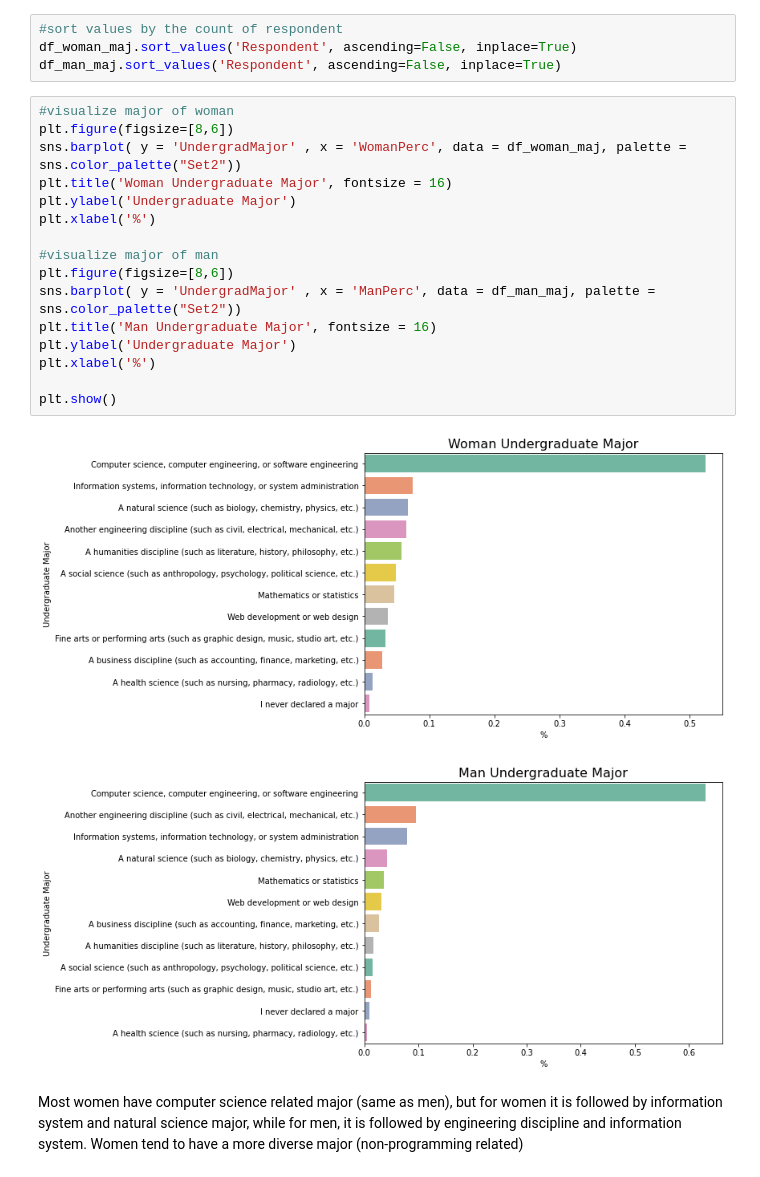
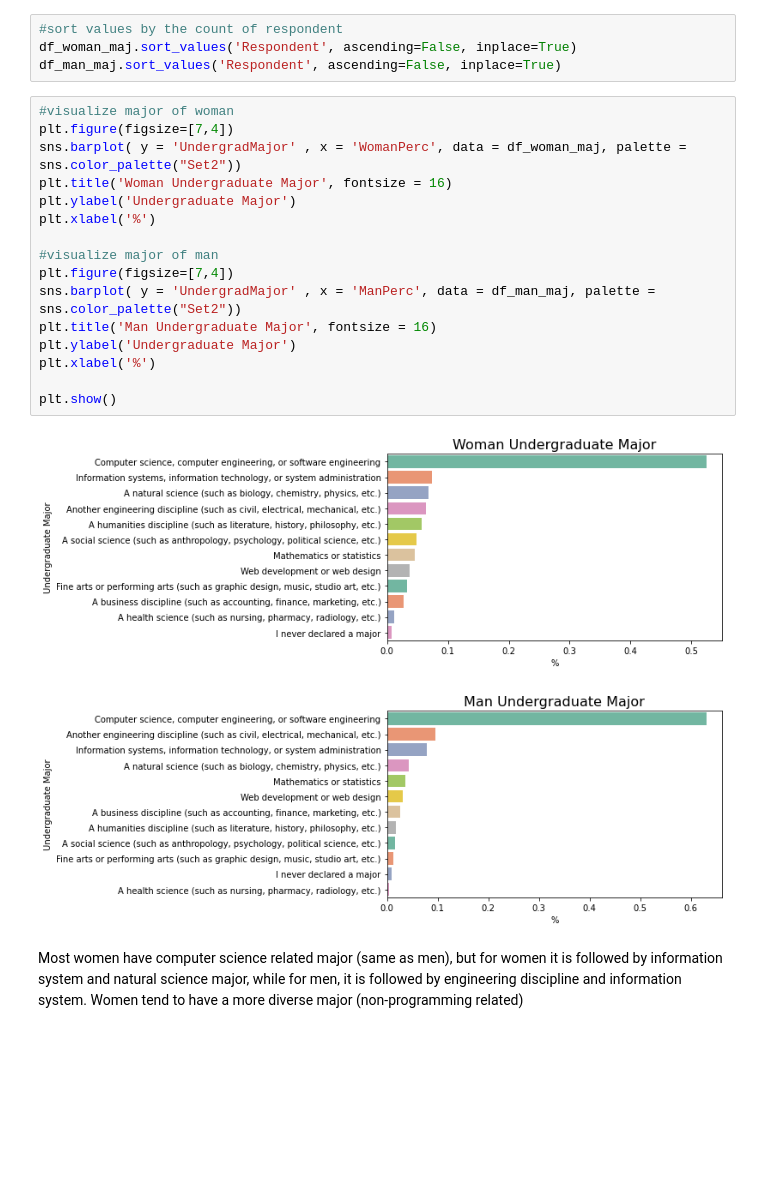
Before and after one commit to WidyaPuspitaloka/StackOverflow_2020_Developer_Survey, a Jupyter notebook: StackOverflow-Developer-Survey-Analysis-2020/StackOverflow2020-Developer-Survey-Analysis.ipynb, the cells around one changed output. Cells and saved outputs as stored; diff of their text form; blank space fills up the shorter version.

```diff
--- a/StackOverflow-Developer-Survey-Analysis-2020/StackOverflow2020-Developer-Survey-Analysis.ipynb
+++ b/StackOverflow-Developer-Survey-Analysis-2020/StackOverflow2020-Developer-Survey-Analysis.ipynb
@@ -968,23 +968,23 @@ df_woman_maj.sort_values('Respondent', ascending=False, inplace=True)
 df_man_maj.sort_values('Respondent', ascending=False, inplace=True)
 # %%
 #visualize major of woman
-plt.figure(figsize=[8,6])
+plt.figure(figsize=[7,4])
 sns.barplot( y = 'UndergradMajor' , x = 'WomanPerc', data = df_woman_maj, palette = sns.color_palette("Set2"))
 plt.title('Woman Undergraduate Major', fontsize = 16)
 plt.ylabel('Undergraduate Major')
 plt.xlabel('%')
 
 #visualize major of man
-plt.figure(figsize=[8,6])
+plt.figure(figsize=[7,4])
 sns.barplot( y = 'UndergradMajor' , x = 'ManPerc', data = df_man_maj, palette = sns.color_palette("Set2"))
 plt.title('Man Undergraduate Major', fontsize = 16)
 plt.ylabel('Undergraduate Major')
 plt.xlabel('%')
 
 plt.show()
 # %% [output]
-[figure, old version]
+[figure, new version]
-[figure, old version]
+[figure, new version]
 # %% [markdown]
 Most women have computer science related major (same as men), but for women it is followed by information system and natural science major, while for men, it is followed by engineering discipline and information system. Women tend to have a more diverse major (non-programming related)
 # %% [markdown]
```
Also changed, not shown: parts of 18 cells of this notebook.
